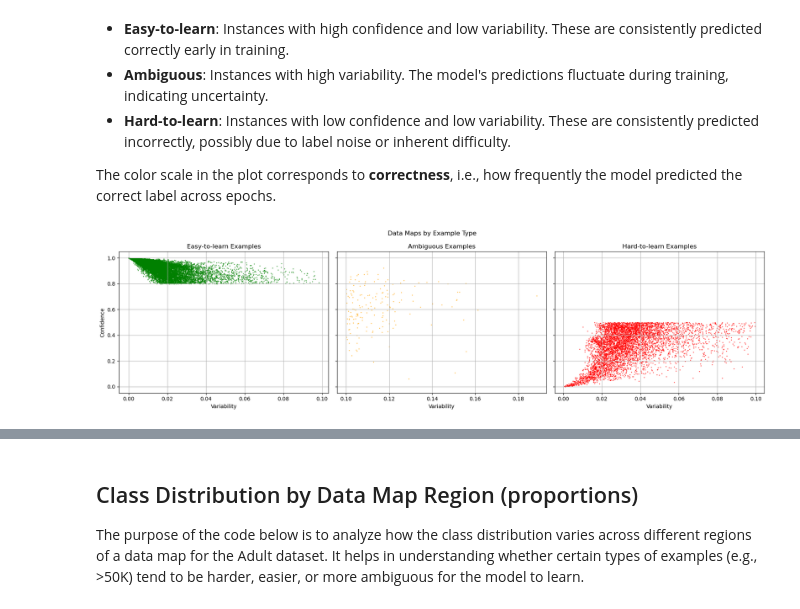
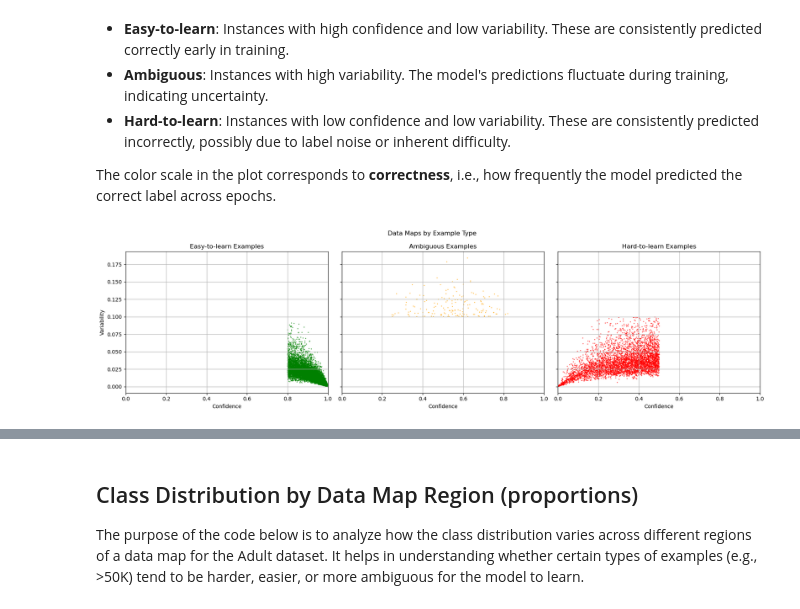
Before and after one commit to AILAB-CEFET-RJ/cic1205, a Jupyter notebook: notebooks/data_map_adult.ipynb, the cells around one changed output, grey strips where cells are left out. Drawn from its saved outputs; the diff is of its cells as text; code cells hidden in the pictures.

```diff
--- a/notebooks/data_map_adult.ipynb
+++ b/notebooks/data_map_adult.ipynb
@@ -330,7 +340,8 @@ import numpy as np
 import matplotlib.pyplot as plt
 from sklearn.datasets import fetch_openml
 from sklearn.model_selection import train_test_split
-from sklearn.preprocessing import LabelEncoder, StandardScaler
+from sklearn.preprocessing import LabelEncoder, OneHotEncoder, StandardScaler
+from sklearn.compose import ColumnTransformer
 import torch
 import torch.nn as nn
 import torch.optim as optim
@@ -339,43 +350,58 @@ from torch.utils.data import DataLoader, TensorDataset
 # Load and preprocess Adult dataset
 adult = fetch_openml(name='adult', version=2, as_frame=True)
 df = adult.frame
+
+# Clean missing values ("?" placeholders)
 df = df.replace('?', pd.NA).dropna()
 
-le = LabelEncoder()
-for col in df.select_dtypes(include='category').columns:
-    df[col] = le.fit_transform(df[col])
-
+# Separate features/labels
 X = df.drop(columns='class')
 y = df['class']
-X_train, X_test, y_train, y_test = train_test_split(X, y, test_size=0.2, random_state=42)
-scaler = StandardScaler()
-X_train = scaler.fit_transform(X_train)
+
+categorical_cols = X.select_dtypes(include='category').columns
+numeric_cols = X.columns.difference(categorical_cols)
+
+preprocess = ColumnTransformer([
+    ("cat", OneHotEncoder(handle_unknown='ignore'), categorical_cols),
+    ("num", StandardScaler(), numeric_cols)
+])
+
+X_train, X_test, y_train, y_test = train_test_split(
+    X, y, test_size=0.2, random_state=42, stratify=y
+)
+
+X_train = preprocess.fit_transform(X_train)
+X_train_array = X_train.toarray() if hasattr(X_train, 'toarray') else X_train
+
+label_encoder = LabelEncoder()
+y_train = label_encoder.fit_transform(y_train)
 
 # Prepare PyTorch datasets
-X_tensor = torch.tensor(X_train, dtype=torch.float32)
-y_tensor = torch.tensor(y_train.values, dtype=torch.long)
+X_tensor = torch.tensor(X_train_array, dtype=torch.float32)
+y_tensor = torch.tensor(y_train, dtype=torch.long)
 dataset = TensorDataset(X_tensor, y_tensor)
 dataloader = DataLoader(dataset, batch_size=64, shuffle=True)
 
 # Define model
 class SimpleNN(nn.Module):
-    def __init__(self, input_dim):
+    def __init__(self, input_dim, num_classes):
         super().__init__()
         self.fc = nn.Sequential(
             nn.Linear(input_dim, 32),
             nn.ReLU(),
-            nn.Linear(32, 2)
+            nn.Linear(32, num_classes)
         )
     def forward(self, x):
         return self.fc(x)
 
-model = SimpleNN(X_tensor.shape[1])
+n_classes = len(np.unique(y_train))
+model = SimpleNN(X_tensor.shape[1], n_classes)
 optimizer = optim.Adam(model.parameters(), lr=0.001)
 criterion = nn.CrossEntropyLoss()
 
 # Train and record training dynamics
 EPOCHS = 10
-prob_history = np.zeros((len(X_tensor), EPOCHS))
+prob_history = np.zeros((len(X_tensor), EPOCHS, n_classes), dtype=np.float32)
 
 for epoch in range(EPOCHS):
     model.train()
@@ -384,45 +410,50 @@ for epoch in range(EPOCHS):
         loss = criterion(model(xb), yb)
         loss.backward()
         optimizer.step()
     model.eval()
     with torch.no_grad():
         probs = torch.softmax(model(X_tensor), dim=1).numpy()
-        prob_history[:, epoch] = probs[np.arange(len(y_tensor)), y_tensor.numpy()]
+        prob_history[:, epoch, :] = probs
 
 # Compute metrics
-confidence = prob_history.mean(axis=1)
-variability = prob_history.std(axis=1)
-correctness = (prob_history > 0.5).astype(int).mean(axis=1)
+true_label_probs = prob_history[np.arange(len(y_train)), :, y_train]
+confidence = true_label_probs.mean(axis=1)
+variability = true_label_probs.std(axis=1)
+predicted_labels = prob_history.argmax(axis=2)
+correctness = (predicted_labels == y_train[:, None]).mean(axis=1)
 
 # Masks for different types
 easy_mask = (confidence > 0.8) & (variability < 0.1)
 hard_mask = (confidence < 0.5) & (variability < 0.1)
 ambiguous_mask = (variability >= 0.1)
 
 # Plot
 fig, axes = plt.subplots(1, 3, figsize=(18, 5), sharey=True)
 
-axes[0].scatter(variability[easy_mask], confidence[easy_mask], c='green', alpha=0.6, s=1)
+axes[0].scatter(confidence[easy_mask], variability[easy_mask], c='green', alpha=0.6, s=1)
 axes[0].set_title('Easy-to-learn Examples')
-axes[0].set_xlabel('Variability')
-axes[0].set_ylabel('Confidence')
+axes[0].set_xlabel('Confidence')
+axes[0].set_ylabel('Variability')
 axes[0].grid(True)
+axes[0].set_xlim(0, 1)
 
-axes[1].scatter(variability[ambiguous_mask], confidence[ambiguous_mask], c='orange', alpha=0.6, s=1)
+axes[1].scatter(confidence[ambiguous_mask], variability[ambiguous_mask], c='orange', alpha=0.6, s=1)
 axes[1].set_title('Ambiguous Examples')
-axes[1].set_xlabel('Variability')
+axes[1].set_xlabel('Confidence')
 axes[1].grid(True)
+axes[1].set_xlim(0, 1)
 
-axes[2].scatter(variability[hard_mask], confidence[hard_mask], c='red', alpha=0.6, s=1)
+axes[2].scatter(confidence[hard_mask], variability[hard_mask], c='red', alpha=0.6, s=1)
 axes[2].set_title('Hard-to-learn Examples')
-axes[2].set_xlabel('Variability')
+axes[2].set_xlabel('Confidence')
 axes[2].grid(True)
+axes[2].set_xlim(0, 1)
 
 plt.suptitle('Data Maps by Example Type')
 plt.tight_layout()
 plt.show()
 # %% [output]
-[figure, old version]
+[figure, new version]
 # %%
 # Masks for different types
 easy_mask = (confidence > 0.8) & (variability < 0.1)
```
Also changed, not shown: parts of 12 cells of this notebook, 1 other file.
